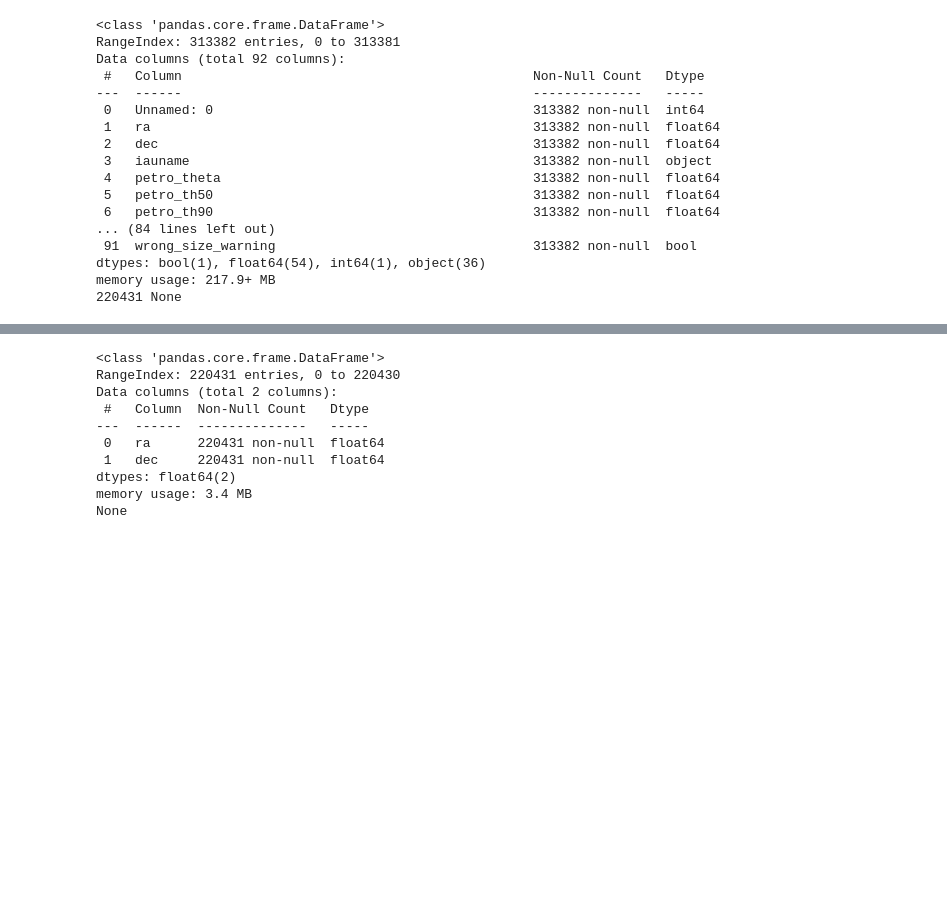
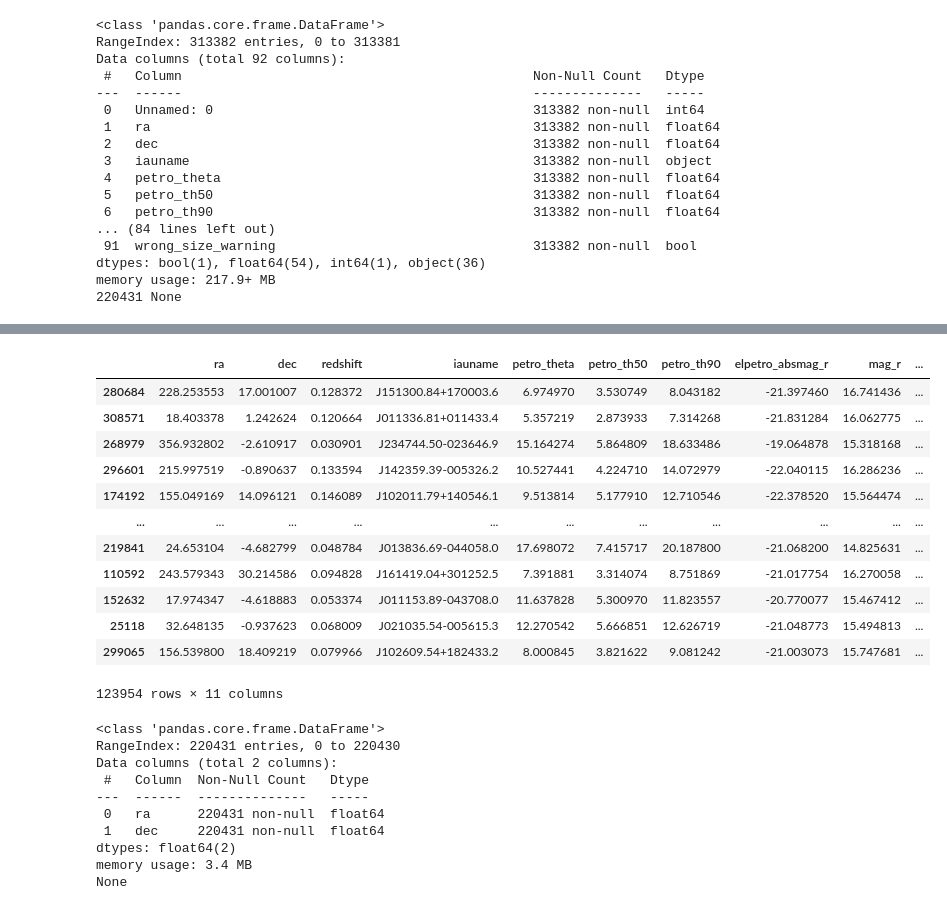
Before and after one commit to Astro-Astre/Pixel-based_DeepLearningTechnic, a Jupyter notebook: pred_sdss.ipynb, the cells around one changed output, grey strips where cells are left out. Drawn from its saved outputs; the diff is of its cells as text; code cells hidden in the pictures; blank space fills up the shorter version.

```diff
--- a/pred_sdss.ipynb
+++ b/pred_sdss.ipynb
@@ -151,3 +217,19 @@ df.to_csv("/data/renhaoye/decals_2022/dataset_decals.csv")
+# %%
+df
+# %% [output]
+|  | ra | dec | redshift | iauname | petro_theta | petro_th50 | petro_th90 | elpetro_absmag_r | mag_r | ... |
+| 280684 | 228.253553 | 17.001007 | 0.128372 | J151300.84+170003.6 | 6.974970 | 3.530749 | 8.043182 | -21.397460 | 16.741436 | ... |
+| 308571 | 18.403378 | 1.242624 | 0.120664 | J011336.81+011433.4 | 5.357219 | 2.873933 | 7.314268 | -21.831284 | 16.062775 | ... |
+| 268979 | 356.932802 | -2.610917 | 0.030901 | J234744.50-023646.9 | 15.164274 | 5.864809 | 18.633486 | -19.064878 | 15.318168 | ... |
+| 296601 | 215.997519 | -0.890637 | 0.133594 | J142359.39-005326.2 | 10.527441 | 4.224710 | 14.072979 | -22.040115 | 16.286236 | ... |
+| 174192 | 155.049169 | 14.096121 | 0.146089 | J102011.79+140546.1 | 9.513814 | 5.177910 | 12.710546 | -22.378520 | 15.564474 | ... |
+| ... | ... | ... | ... | ... | ... | ... | ... | ... | ... | ... |
+| 219841 | 24.653104 | -4.682799 | 0.048784 | J013836.69-044058.0 | 17.698072 | 7.415717 | 20.187800 | -21.068200 | 14.825631 | ... |
+| 110592 | 243.579343 | 30.214586 | 0.094828 | J161419.04+301252.5 | 7.391881 | 3.314074 | 8.751869 | -21.017754 | 16.270058 | ... |
+| 152632 | 17.974347 | -4.618883 | 0.053374 | J011153.89-043708.0 | 11.637828 | 5.300970 | 11.823557 | -20.770077 | 15.467412 | ... |
+| 25118 | 32.648135 | -0.937623 | 0.068009 | J021035.54-005615.3 | 12.270542 | 5.666851 | 12.626719 | -21.048773 | 15.494813 | ... |
+| 299065 | 156.539800 | 18.409219 | 0.079966 | J102609.54+182433.2 | 8.000845 | 3.821622 | 9.081242 | -21.003073 | 15.747681 | ... |
+123954 rows × 11 columns
 # %%
 sdss_list = []
 for sdss_file in sdss_files:
```
Also changed, not shown: parts of 15 cells of this notebook, 9 other files.
